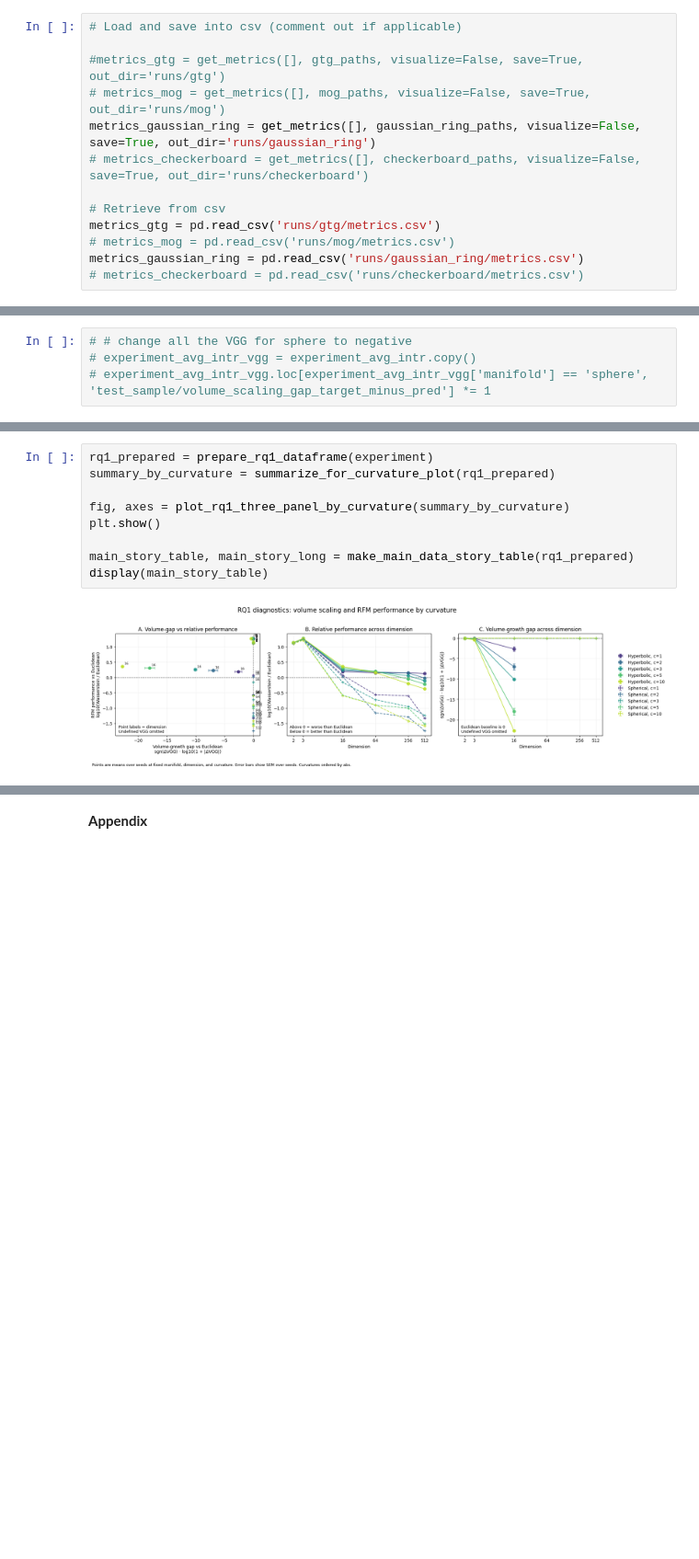
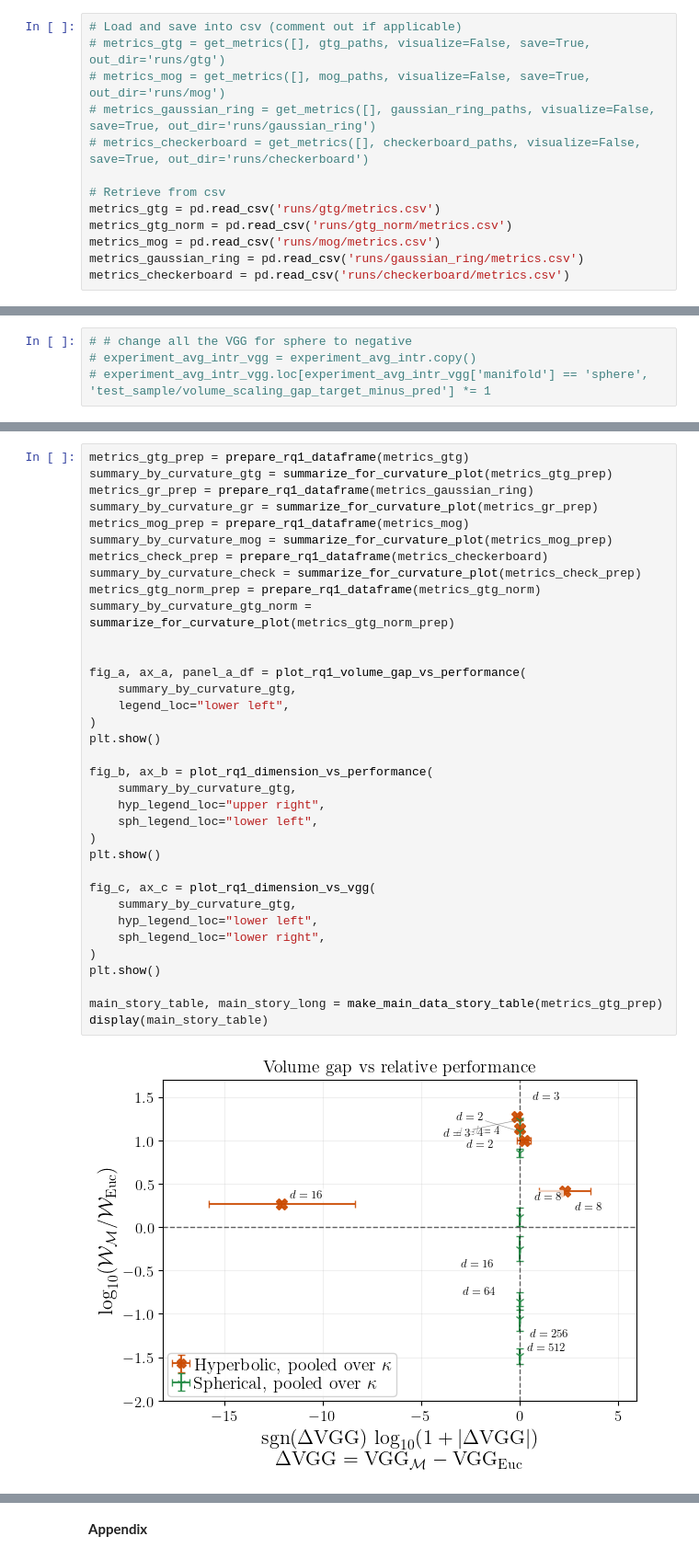
Before and after one commit to S-Chaudhuri/Spherical-Flow-Matching, a Jupyter notebook: riemannian-fm/results/RQ1_results.ipynb, the cells around one changed output, grey strips where cells are left out. Shown at 92% size. Drawn from its saved outputs; the diff is of its cells as text; blank space fills up the shorter version.

````diff
--- a/riemannian-fm/results/RQ1_results.ipynb
+++ b/riemannian-fm/results/RQ1_results.ipynb
@@ -42,14 +98,14 @@ checkerboard_paths = [
 - Comment out ```get_method()``` lines to load results from csv.
 # %%
 # Load and save into csv (comment out if applicable)
-
-#metrics_gtg = get_metrics([], gtg_paths, visualize=False, save=True, out_dir='runs/gtg')
+# metrics_gtg = get_metrics([], gtg_paths, visualize=False, save=True, out_dir='runs/gtg')
 # metrics_mog = get_metrics([], mog_paths, visualize=False, save=True, out_dir='runs/mog')
-metrics_gaussian_ring = get_metrics([], gaussian_ring_paths, visualize=False, save=True, out_dir='runs/gaussian_ring')
+# metrics_gaussian_ring = get_metrics([], gaussian_ring_paths, visualize=False, save=True, out_dir='runs/gaussian_ring')
 # metrics_checkerboard = get_metrics([], checkerboard_paths, visualize=False, save=True, out_dir='runs/checkerboard')
 
 # Retrieve from csv
 metrics_gtg = pd.read_csv('runs/gtg/metrics.csv')
-# metrics_mog = pd.read_csv('runs/mog/metrics.csv')
+metrics_gtg_norm = pd.read_csv('runs/gtg_norm/metrics.csv')
+metrics_mog = pd.read_csv('runs/mog/metrics.csv')
 metrics_gaussian_ring = pd.read_csv('runs/gaussian_ring/metrics.csv')
-# metrics_checkerboard = pd.read_csv('runs/checkerboard/metrics.csv')
+metrics_checkerboard = pd.read_csv('runs/checkerboard/metrics.csv')
@@ -689,11 +1017,37 @@ def make_main_data_story_table(df_prepared):
 # %%
-rq1_prepared = prepare_rq1_dataframe(experiment)
-summary_by_curvature = summarize_for_curvature_plot(rq1_prepared)
+metrics_gtg_prep = prepare_rq1_dataframe(metrics_gtg)
+summary_by_curvature_gtg = summarize_for_curvature_plot(metrics_gtg_prep)
+metrics_gr_prep = prepare_rq1_dataframe(metrics_gaussian_ring)
+summary_by_curvature_gr = summarize_for_curvature_plot(metrics_gr_prep)
+metrics_mog_prep = prepare_rq1_dataframe(metrics_mog)
+summary_by_curvature_mog = summarize_for_curvature_plot(metrics_mog_prep)
+metrics_check_prep = prepare_rq1_dataframe(metrics_checkerboard)
+summary_by_curvature_check = summarize_for_curvature_plot(metrics_check_prep)
+metrics_gtg_norm_prep = prepare_rq1_dataframe(metrics_gtg_norm)
+summary_by_curvature_gtg_norm = summarize_for_curvature_plot(metrics_gtg_norm_prep)
 
-fig, axes = plot_rq1_three_panel_by_curvature(summary_by_curvature)
+
+fig_a, ax_a, panel_a_df = plot_rq1_volume_gap_vs_performance(
+    summary_by_curvature_gtg,
+    legend_loc="lower left",
+)
 plt.show()
 
-main_story_table, main_story_long = make_main_data_story_table(rq1_prepared)
+fig_b, ax_b = plot_rq1_dimension_vs_performance(
+    summary_by_curvature_gtg,
+    hyp_legend_loc="upper right",
+    sph_legend_loc="lower left",
+)
+plt.show()
+
+fig_c, ax_c = plot_rq1_dimension_vs_vgg(
+    summary_by_curvature_gtg,
+    hyp_legend_loc="lower left",
+    sph_legend_loc="lower right",
+)
+plt.show()
+
+main_story_table, main_story_long = make_main_data_story_table(metrics_gtg_prep)
 display(main_story_table)
 # %% [output]
-[figure, old version]
+[figure, new version]
````
Also changed, not shown: parts of 26 cells of this notebook, 5 other files.
